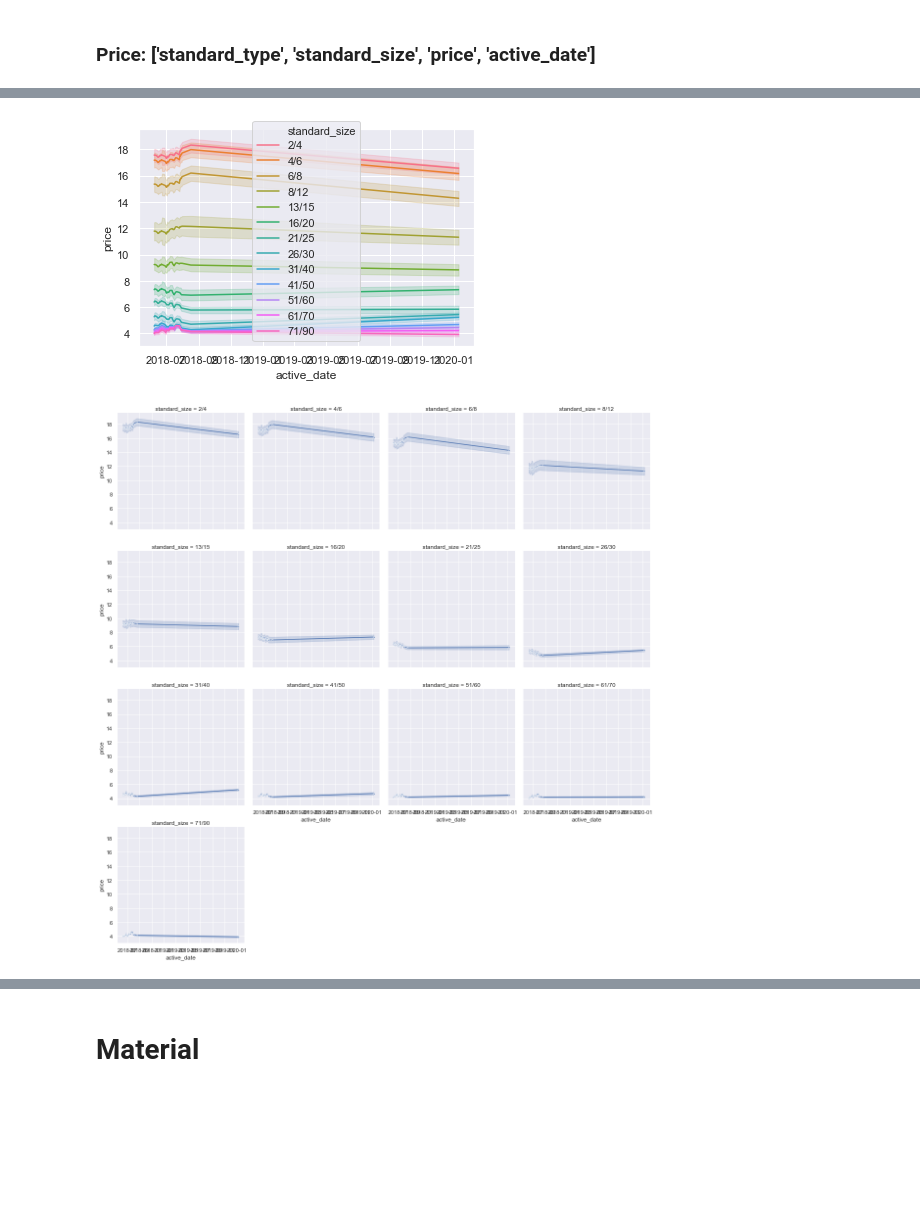
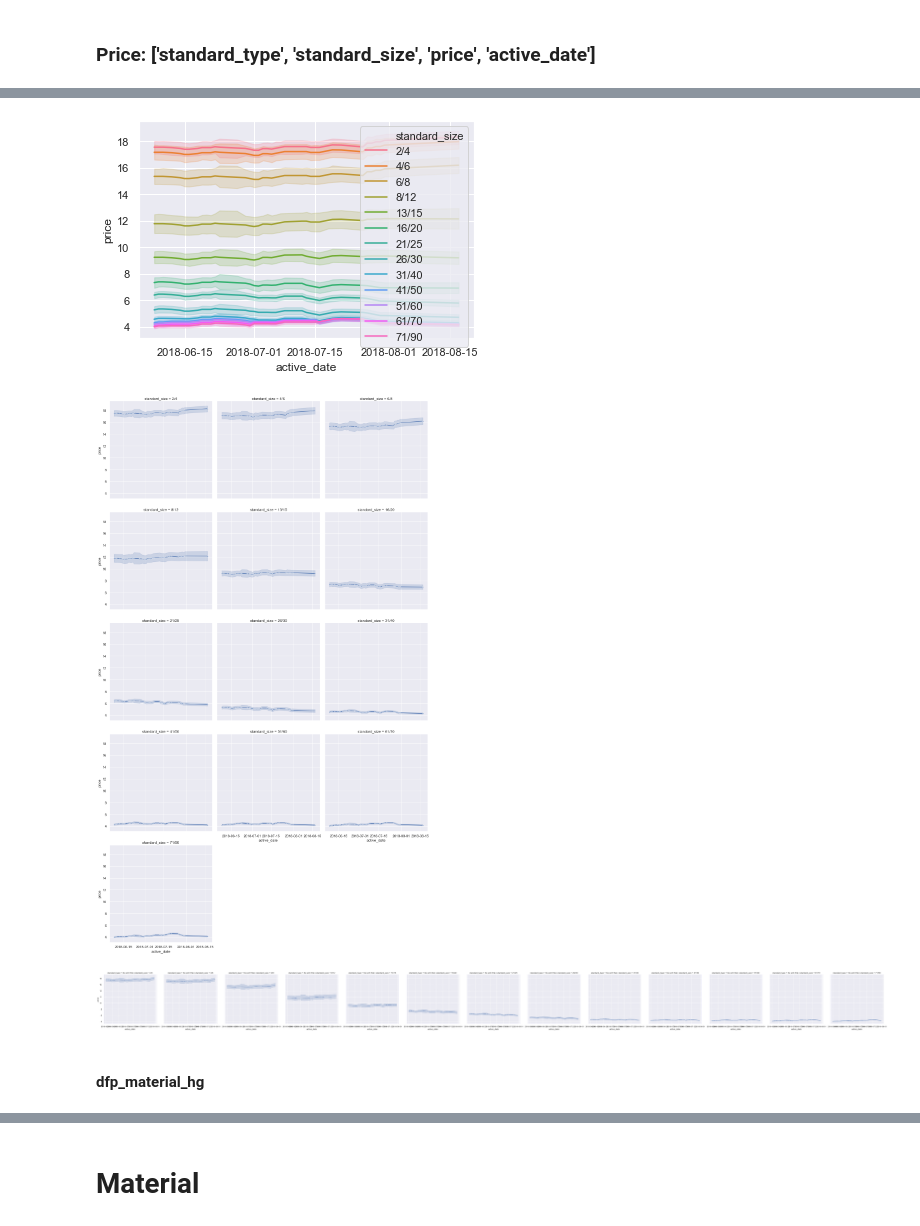
Before and after one commit to tvlongams/VizProjects, a Jupyter notebook: prediction.ipynb, the cells around one changed output, grey strips where cells are left out. Saved outputs shown, nothing was run; the diff lists cells and outputs as text; code cells hidden in the pictures; blank space fills up the shorter version.

```diff
--- a/prediction.ipynb
+++ b/prediction.ipynb
@@ -109,9 +114,25 @@ ax = sns.lineplot(x="active_date", y="price", markers=True,data=dfp_cost_type_si
+# %%
+start_date =dfp_cost_type['active_date'].min()
+end_date = dfp_cost_type['active_date'].max()
+dfp_cost_type= dfp_cost_type[(dfp_cost_type['active_date'] >= start_date)
+                                       & (dfp_cost_type['active_date'] < end_date)]
 # %%
 ax = sns.lineplot(x="active_date", y="price", hue="standard_size",data=dfp_cost_type)
 # %% [output]
-[figure, old version]
+[figure, new version]
 # %%
-g = sns.FacetGrid(dfp_cost_type, col="standard_size", col_wrap=4, height=4)
+g = sns.FacetGrid(dfp_cost_type, col="standard_size", col_wrap=3, height=5)
 g = g.map(sns.lineplot, "active_date", "price", marker=".")
 # %% [output]
-[figure, old version]
+[figure, new version]
+# %%
+start_date =dfp_cost['active_date'].min()
+end_date = dfp_cost['active_date'].max()
+dfp_cost= dfp_cost[(dfp_cost['active_date'] >= start_date)  & (dfp_cost['active_date'] < end_date)]
+
+g = sns.FacetGrid(dfp_cost, col="standard_size",row="standard_type", height=5)
+g = g.map(sns.lineplot, "active_date", "price", marker=".")
+# %% [output]
+[figure, added]
+# %% [markdown]
+#### dfp_material_hg
```
Also changed, not shown: parts of 43 cells of this notebook.
